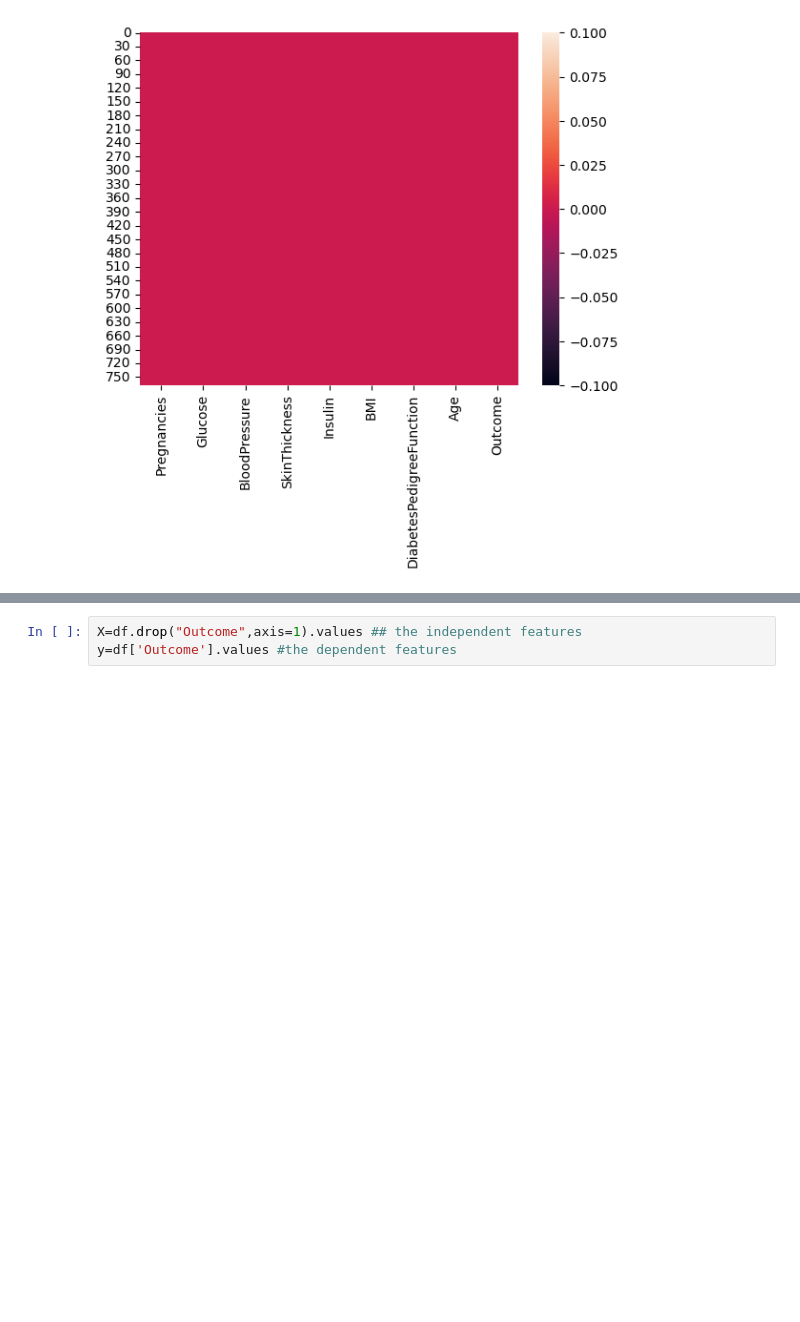
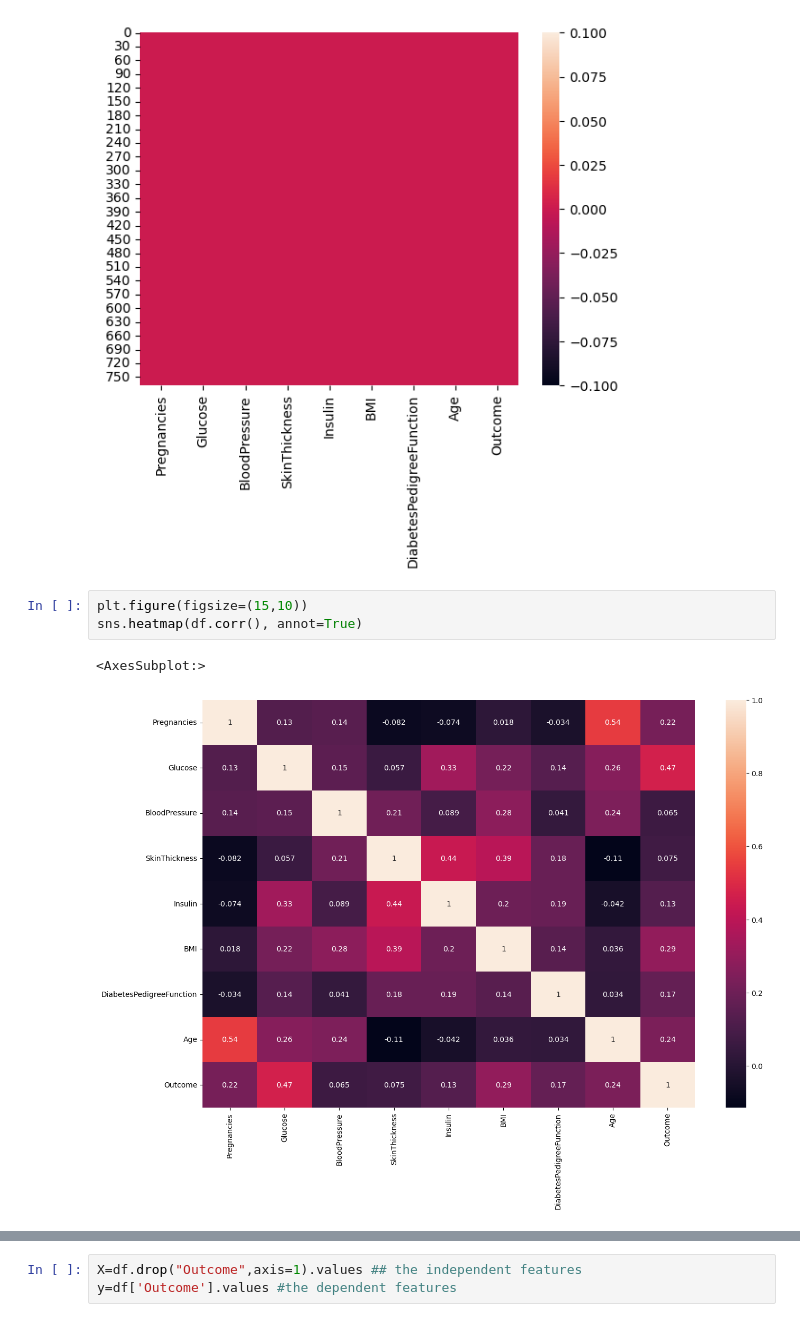
Before and after one commit to Dishaa09/Kaggle-Projects-, a Jupyter notebook: pima-indian-diabetes-prediction-using-pytorch.ipynb, the cells around one changed output, grey strips where cells are left out. Cells and saved outputs as stored; diff of their text form; blank space fills up the shorter version.

```diff
--- a/pima-indian-diabetes-prediction-using-pytorch.ipynb
+++ b/pima-indian-diabetes-prediction-using-pytorch.ipynb
@@ -57,4 +78,10 @@ sns.heatmap(df.isnull())
 # %% [output]
 <AxesSubplot:>
 [figure]
+# %%
+plt.figure(figsize=(15,10))
+sns.heatmap(df.corr(), annot=True)
+# %% [output]
+<AxesSubplot:>
+[figure, added]
 # %%
```
Also changed, not shown: parts of 25 cells of this notebook.
